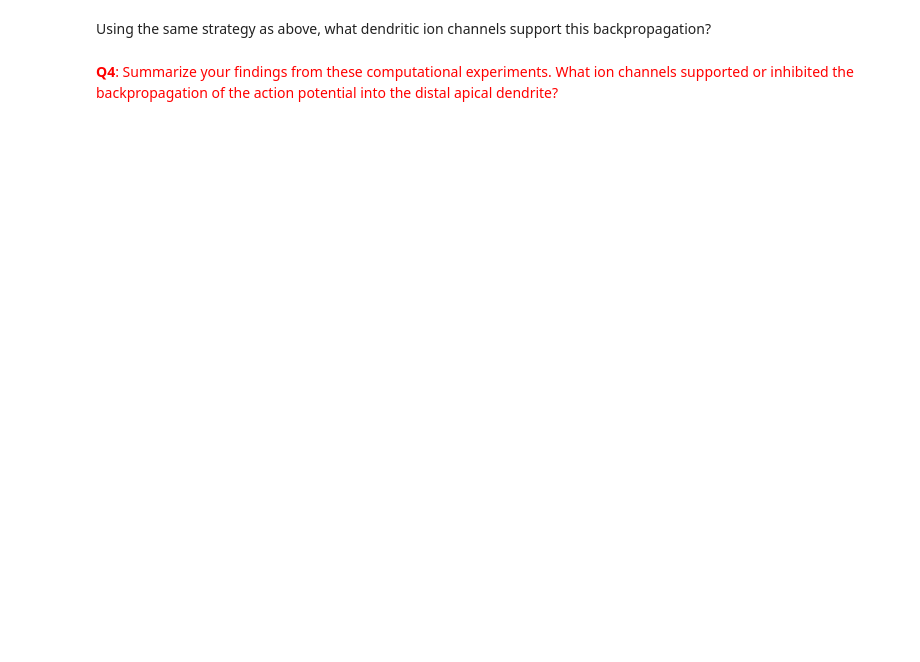
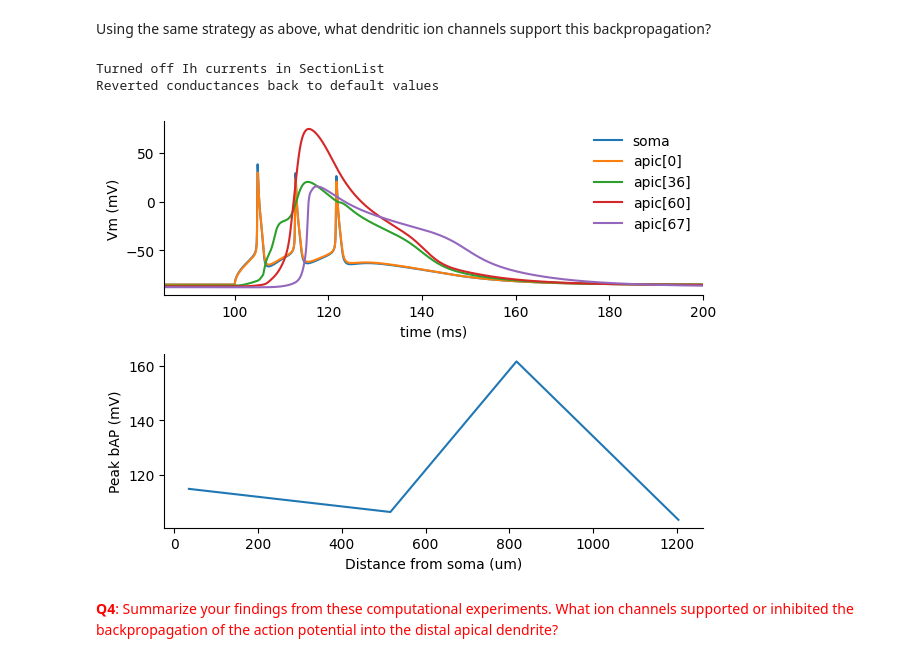
Before and after one commit to lw-miles24/10-CompModNervSys-NonLinearDendrites, a Jupyter notebook: CompModNervSys_exercise10_part2.ipynb, the cells around one changed output. Cells and saved outputs as stored; diff of their text form; code cells hidden in the pictures; blank space fills up the shorter version.

```diff
--- a/CompModNervSys_exercise10_part2.ipynb
+++ b/CompModNervSys_exercise10_part2.ipynb
@@ -340,45 +405,49 @@ fig.tight_layout()
 # %% [markdown]
 Using the same strategy as above, what dendritic ion channels support this backpropagation?
 # %%
-channel_type = 'Nav'
+channel_type = 'Ih'
 seclist = L5PC.apical
 
 toggleChannelSeclist(channel_type,L5PC,seclist,turn_off=True)
 
 curr_amp = 1.9 # nA - somatic step current amplitude
-n_synapses_on = 20 # number of synapses to turn on
+n_synapses_on = 30 # number of synapses to turn on
 distribute_mode = 'even' # how to distribute them within the section
 start_time = stim.delay+stim.dur  # when to deliver EPSP
 
 # EPSP + step current
 # Turn on synapses and set timing
 syn_indices = turnOnSynapses(n_synapses_on,'sequential',netstims,{'number':1,'start':start_time}) # turn on synapses
 stim.amp = curr_amp
 
 h.run()
 
 # fig = plot_result(t_vec, v_soma, v_syns[syn_indices[0]], stim_current, i_syns[syn_indices[0]],
 #                   show_from = min(start_time,stim.delay) - 20);
 
 toggleChannelSeclist(channel_type,L5PC,seclist,turn_off=False)   # reverts conductances to defaults
 
 apic_rec_peaks = get_peaks(t_vec,v_apics,stim.delay) # peak bAPs in recorded apical dendritic compartments
 
 # Plot here
 fig = plt.figure()
 ax = fig.add_subplot(211)
 ax.plot(t_vec,v_soma,label = 'soma')
 for v,ind in zip(v_apics,apic_rec_inds):
     ax.plot(t_vec,v,label='apic[{}]'.format(ind))
 ax.set_xlabel('time (ms)')
 ax.set_ylabel('Vm (mV)')
 ax.legend(frameon=False)
 ax.set_xlim(stim.delay - 15,h.tstop)
 ax = fig.add_subplot(212)
 ax.plot(apic_rec_dists,apic_rec_peaks)
 ax.set_xlabel('Distance from soma (um)')
 ax.set_ylabel('Peak bAP (mV)')
 fig.tight_layout()
+# %% [output]
+Turned off Ih currents in SectionList
+Reverted conductances back to default values
+[figure, added]
 # %% [markdown]
 <font color='red'>**Q4**: Summarize your findings from these computational experiments. What ion channels supported or inhibited the backpropagation of the action potential into the distal apical dendrite?
 </font>
```
Also changed, not shown: parts of 16 cells of this notebook.
